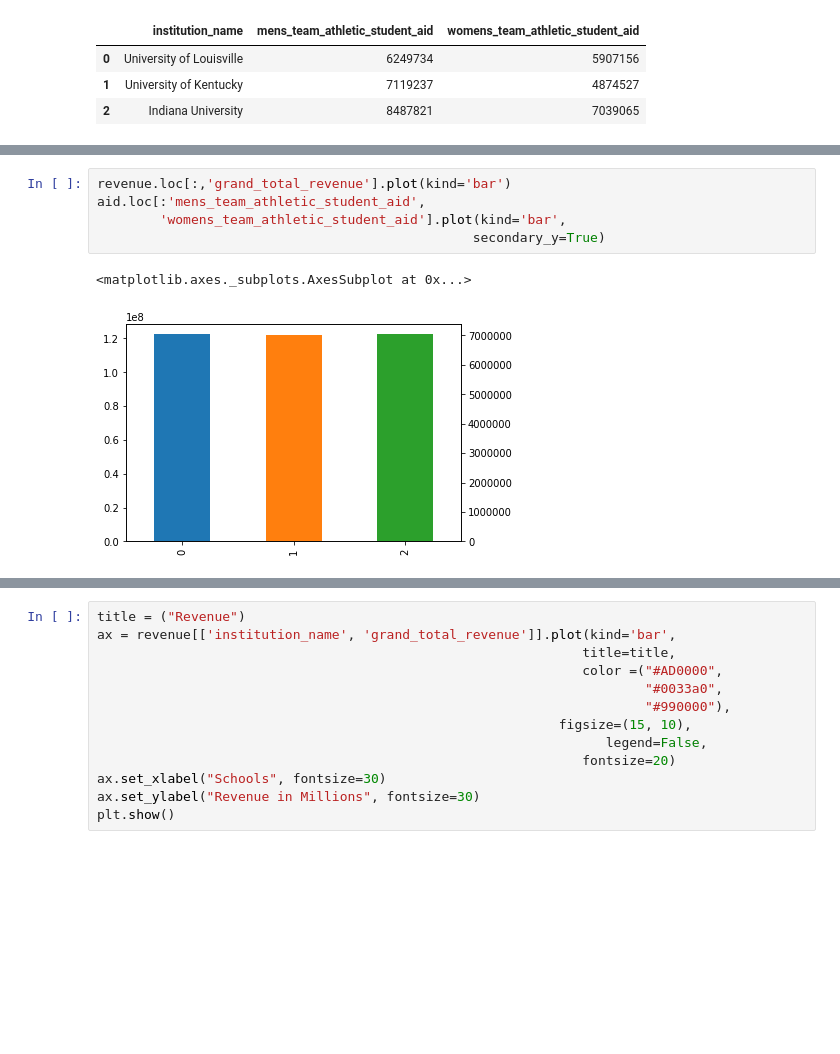
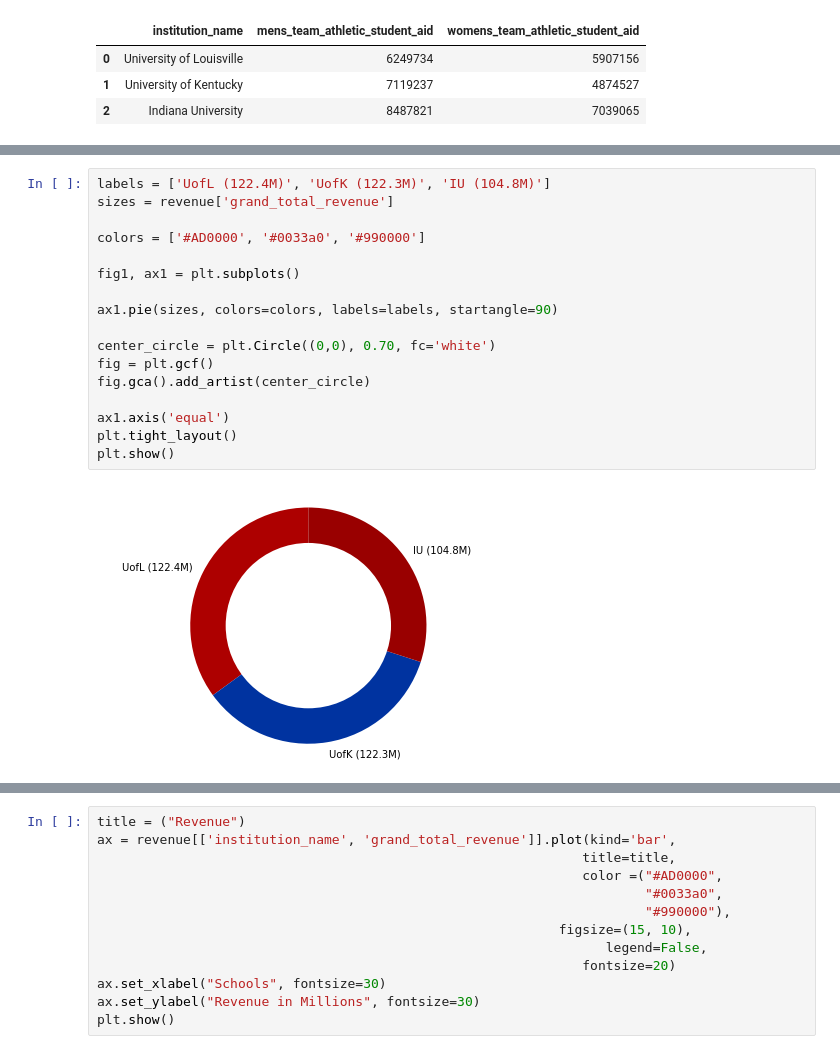
Before and after one commit to tedjacobs/code_lou_python_project, a Jupyter notebook: python_project.ipynb, the cells around one changed output, grey strips where cells are left out. Drawn from its saved outputs; the diff is of its cells as text; blank space fills up the shorter version.

```diff
--- a/python_project.ipynb
+++ b/python_project.ipynb
@@ -80,8 +111,19 @@ plt.show()
-# %%
-revenue.loc[:,'grand_total_revenue'].plot(kind='bar')
-aid.loc[:'mens_team_athletic_student_aid',
-        'womens_team_athletic_student_aid'].plot(kind='bar',
-                                                secondary_y=True)
-# %% [output]
-<matplotlib.axes._subplots.AxesSubplot at 0x...>
-[figure, removed]
+# %%
+labels = ['UofL (122.4M)', 'UofK (122.3M)', 'IU (104.8M)']
+sizes = revenue['grand_total_revenue']
+
+colors = ['#AD0000', '#0033a0', '#990000']
+
+fig1, ax1 = plt.subplots()
+
+ax1.pie(sizes, colors=colors, labels=labels, startangle=90)
+
+center_circle = plt.Circle((0,0), 0.70, fc='white')
+fig = plt.gcf()
+fig.gca().add_artist(center_circle)
+
+ax1.axis('equal')
+plt.tight_layout()
+plt.show()
+# %% [output]
+[figure, added]
```
Also changed, not shown: parts of 5 cells of this notebook, 1 other file.
